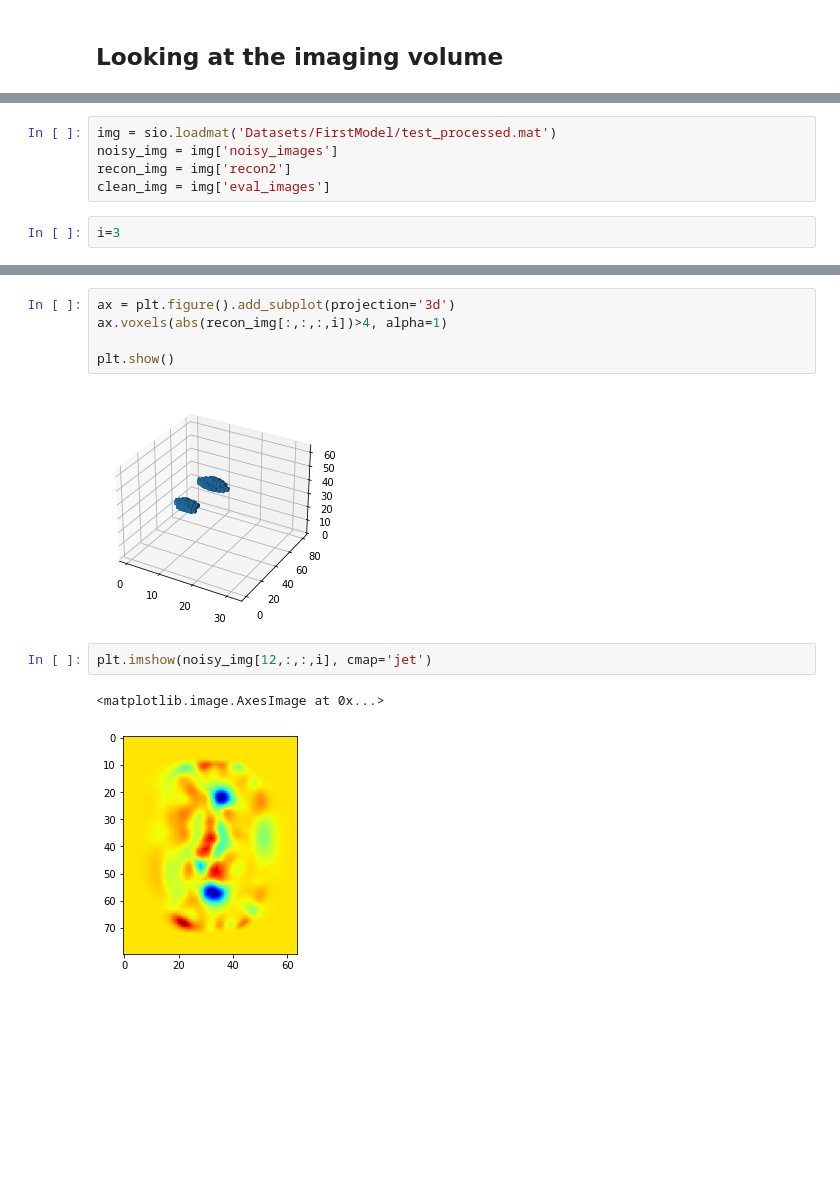
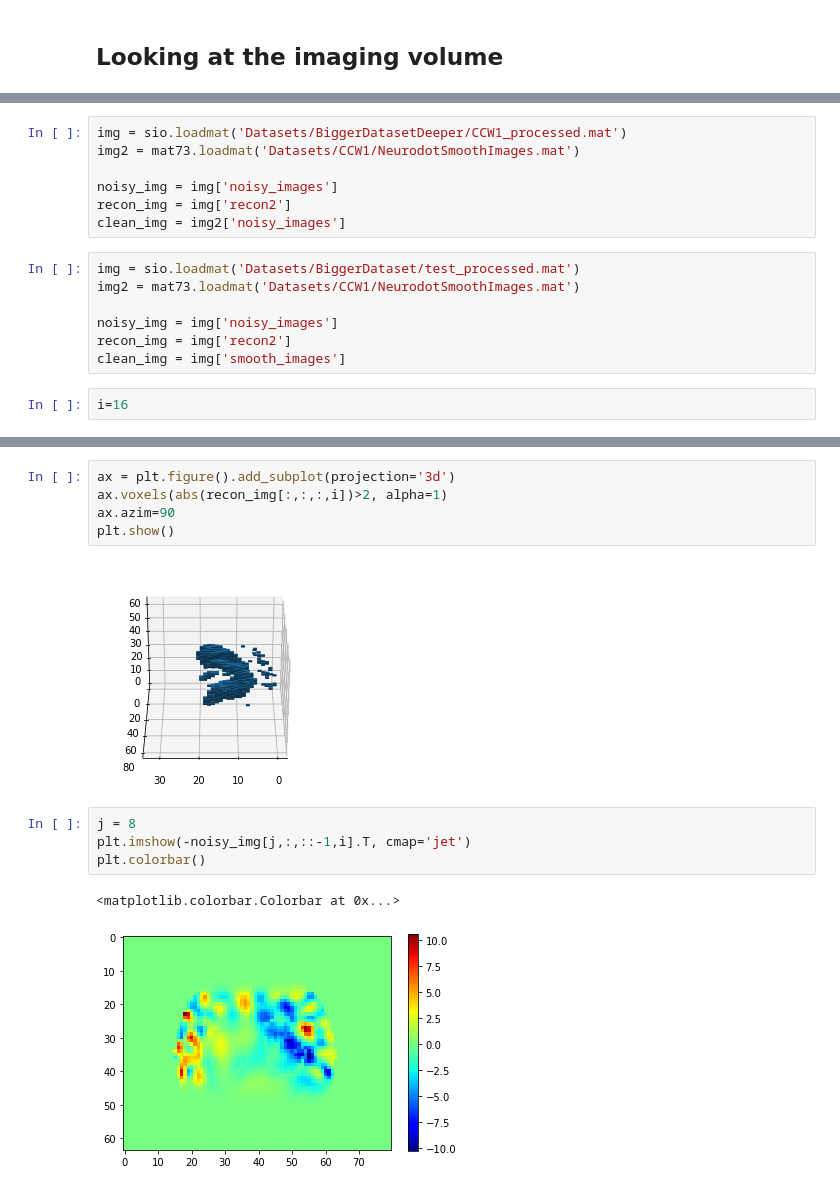
Before and after one commit to JoeOliverEvans/BrainDOT, a Jupyter notebook: visualsing_test.ipynb, the cells around one changed output, grey strips where cells are left out. Cells and saved outputs as stored; diff of their text form; blank space fills up the shorter version.

```diff
--- a/visualsing_test.ipynb
+++ b/visualsing_test.ipynb
@@ -9,9 +11,18 @@ import scipy.io as sio
 # %%
-img = sio.loadmat('Datasets/FirstModel/test_processed.mat')
+img = sio.loadmat('Datasets/BiggerDatasetDeeper/CCW1_processed.mat')
+img2 = mat73.loadmat('Datasets/CCW1/NeurodotSmoothImages.mat')
+
 noisy_img = img['noisy_images']
 recon_img = img['recon2']
-clean_img = img['eval_images']
+clean_img = img2['noisy_images']
+# %%
+img = sio.loadmat('Datasets/BiggerDataset/test_processed.mat')
+img2 = mat73.loadmat('Datasets/CCW1/NeurodotSmoothImages.mat')
+
+noisy_img = img['noisy_images']
+recon_img = img['recon2']
+clean_img = img['smooth_images']
 # %%
-i=3
+i=16
 # %%
 ax = plt.figure().add_subplot(projection='3d')
@@ -30,13 +44,15 @@ plt.show()
 # %%
 ax = plt.figure().add_subplot(projection='3d')
-ax.voxels(abs(recon_img[:,:,:,i])>4, alpha=1)
-
+ax.voxels(abs(recon_img[:,:,:,i])>2, alpha=1)
+ax.azim=90
 plt.show()
 # %% [output]
-[figure, old version]
+[figure, new version]
 # %%
-plt.imshow(noisy_img[12,:,:,i], cmap='jet')
+j = 8
+plt.imshow(-noisy_img[j,:,::-1,i].T, cmap='jet')
+plt.colorbar()
 # %% [output]
-<matplotlib.image.AxesImage at 0x...>
+<matplotlib.colorbar.Colorbar at 0x...>
-[figure, old version]
+[figure, new version]
 # %%
```
Also changed, not shown: parts of 8 cells of this notebook.
